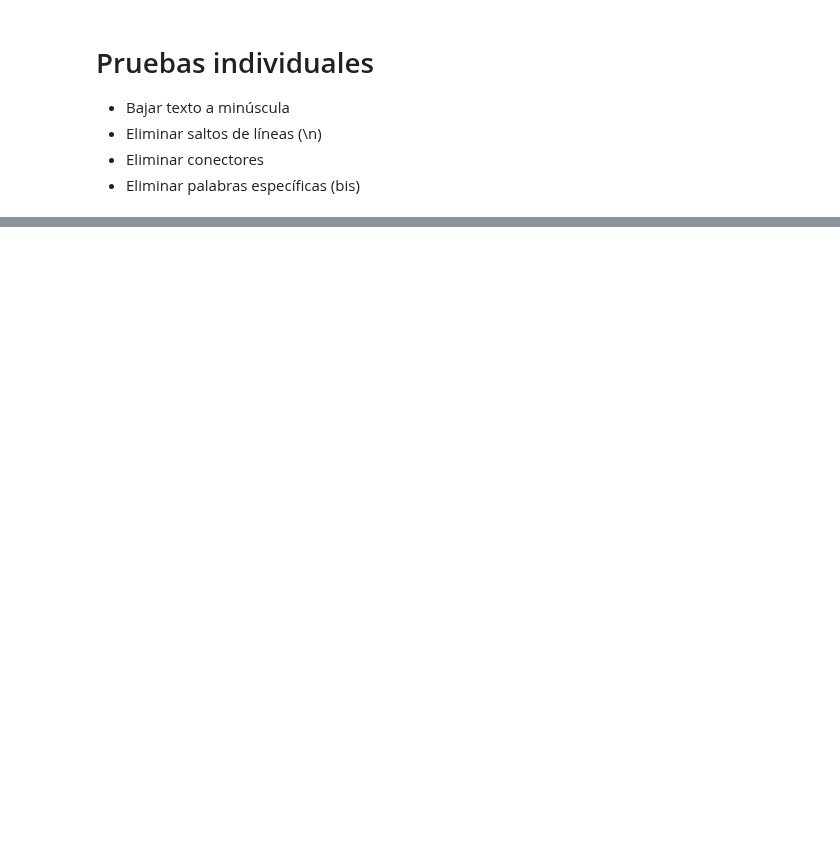
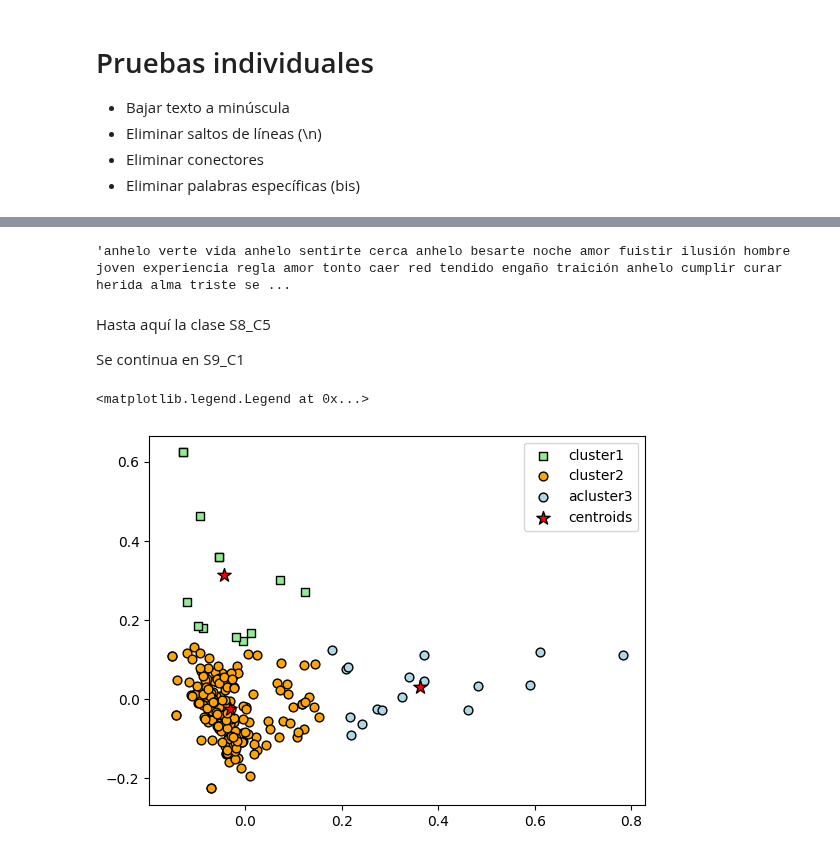
Before and after one commit to DeisyData/BIT_IA_Bootcamp, a Jupyter notebook: S8_C5_PLN_lyrics.ipynb, the cells around one changed output, grey strips where cells are left out. Saved outputs shown, nothing was run; the diff lists cells and outputs as text; code cells hidden in the pictures; blank space fills up the shorter version.

```diff
--- a/S8_C5_PLN_lyrics.ipynb
+++ b/S8_C5_PLN_lyrics.ipynb
@@ -41,0 +96,5 @@ df['lyrics'][0]
+# %%
+def clean_text(text):
+  text = nlp(text)
+  text = ' '.join([token.lemma_ for token in text if not token.is_stop and not token.is_punct])
+  return text
@@ -41,0 +128,2 @@ df['lyrics'][0]
+# %%
+df['lyrics_clean'] = df['lyrics'].apply(lambda x : clean_text(pre_clean(x)))
@@ -41,0 +134,12 @@ df['lyrics'][0]
+# %%
+df['lyrics_clean'][53]
+# %% [output]
+'anhelo verte vida anhelo sentirte cerca anhelo besarte noche amor fuistir ilusión hombre joven experiencia regla amor tonto caer red tendido engaño traición anhelo cumplir curar herida alma triste se ...
+# %%
+from sklearn.feature_extraction.text import TfidfVectorizer
+vectorizer = TfidfVectorizer()
+X = vectorizer.fit_transform(df['lyrics_clean']).toarray()
+# %% [markdown]
+Hasta aquí la clase S8_C5
+
+Se continua en S9_C1
@@ -41,0 +149,23 @@ df['lyrics'][0]
+# %%
+from sklearn.decomposition import PCA
+# Reduce dimensionaity to three!
+features = X.copy()
+pca = PCA(n_components=2, random_state=42)
+X = pca.fit_transform(X)
+# %%
+km = KMeans(n_clusters = 3,
+             init='random',
+             n_init=12,
+             max_iter=300,
+             tol = 1e-04,
+            random_state=0)
+y_km = km.fit_predict(X)
+
+plt.scatter(X[y_km==0,0], X[y_km==0,1], s=40, c='lightgreen', marker='s', edgecolors='black', label = 'cluster1')
+plt.scatter(X[y_km==1,0], X[y_km==1,1], s=40, c='orange', marker='o', edgecolor='black', label='cluster2')
+plt.scatter(X[y_km==2,0], X[y_km==2,1], s=40, c='lightblue', marker='o', edgecolor='black', label='acluster3')
+plt.scatter(km.cluster_centers_[:,0], km.cluster_centers_[:,1], s=100, marker='*', c='red', edgecolor='black', label='centroids')
+plt.legend(scatterpoints=1)
+# %% [output]
+<matplotlib.legend.Legend at 0x...>
+[figure, added]
```
Also changed, not shown: parts of 18 cells of this notebook.
